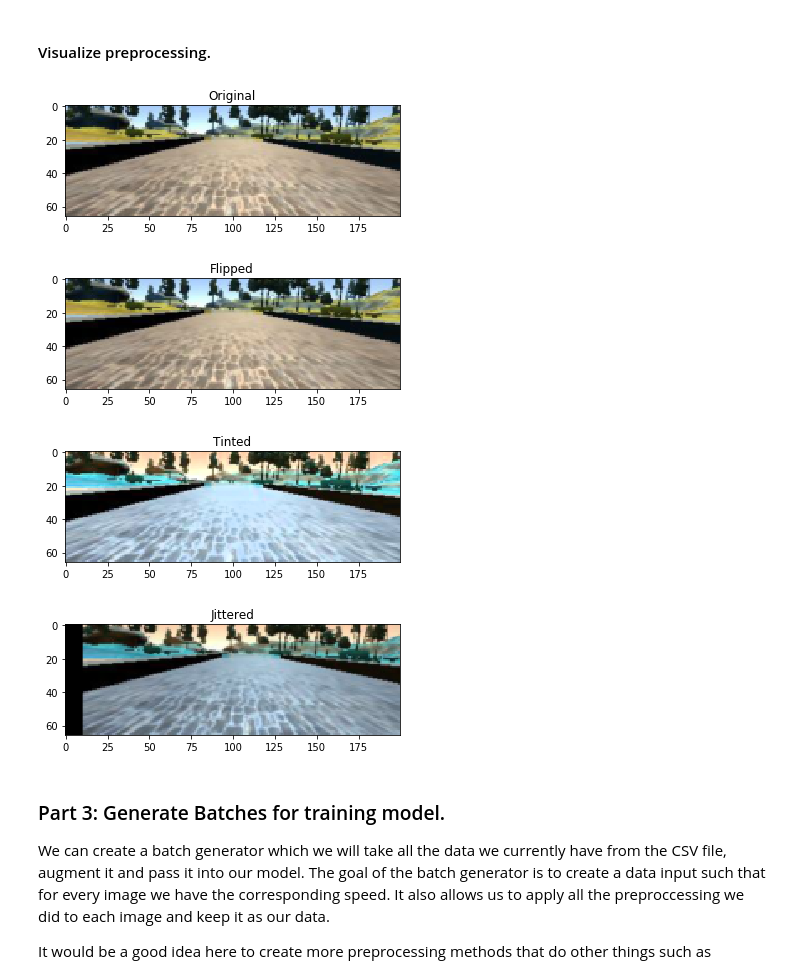
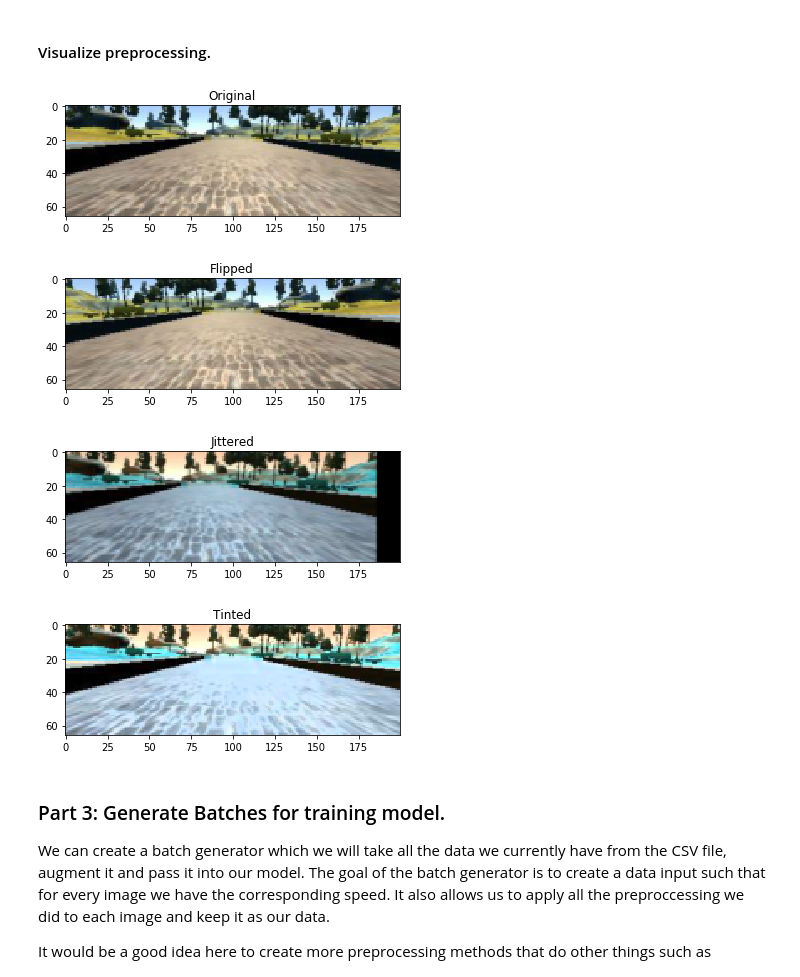
Before and after one commit to sujithv28/Behavioral-Cloning-Hacktorial, a Jupyter notebook: Model_Guide_and_Visualization.ipynb, the cells around one changed output. Saved outputs shown, nothing was run; the diff lists cells and outputs as text; code cells hidden in the pictures.

```diff
--- a/Model_Guide_and_Visualization.ipynb
+++ b/Model_Guide_and_Visualization.ipynb
@@ -169,30 +171,29 @@ def jitter_image(path, steering):
 # %%
 path = 'images/center.jpg'
 original_image = load_image_and_preprocess(path, flip_image=False, tint_image=False)
 _ = plt.imshow(original_image)
 plt.title('Original')
 plt.show()
 
 flipped_image = load_image_and_preprocess(path, flip_image=True, tint_image=False)
-_ = plt.imshow(original_image)
+_ = plt.imshow(flipped_image)
 plt.title('Flipped')
+plt.show()
+
+jittered_image, steering = jitter_image(path, 0.0)
+_ = plt.imshow(jittered_image)
+plt.title('Jittered')
 plt.show()
 
 tinted_image = load_image_and_preprocess(path, flip_image=False, tint_image=True)
 _ = plt.imshow(tinted_image)
 plt.title('Tinted')
 plt.show()
-
-
-jitter_image, steering = jitter_image(path, 0.0)
-_ = plt.imshow(jitter_image)
-plt.title('Jittered')
-plt.show()
 # %% [output]
 [figure]
-[figure, old version]
+[figure, new version]
-[figure, old version]
+[figure, new version]
-[figure, old version]
+[figure, new version]
 # %% [markdown]
 ### Part 3: Generate Batches for training model.
 
```
Also changed, not shown: parts of 1 cell of this notebook.
